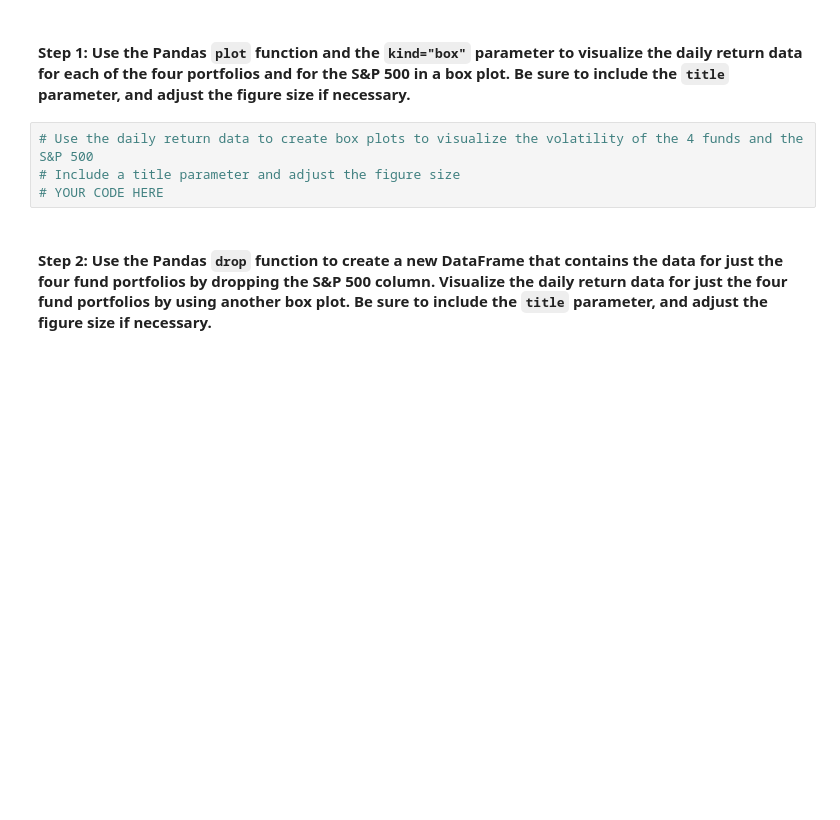
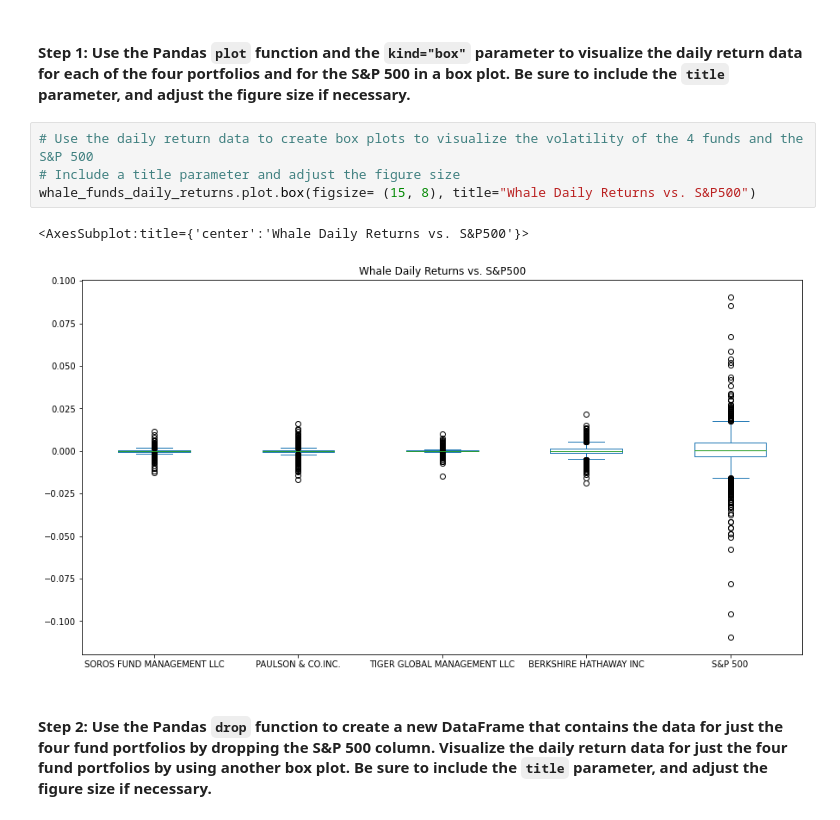
Before and after one commit to mathias1020/Challenge_4, a Jupyter notebook: risk_return_analysis.ipynb, the cells around one changed output. Saved outputs shown, nothing was run; the diff lists cells and outputs as text; blank space fills up the shorter version.

Commit message:
Whale Daily returns

```diff
--- a/risk_return_analysis.ipynb
+++ b/risk_return_analysis.ipynb
@@ -208,7 +208,10 @@ Analyze the volatility of each of the four fund portfolios and of the S&P 500 In
 # %%
 # Use the daily return data to create box plots to visualize the volatility of the 4 funds and the S&P 500
 # Include a title parameter and adjust the figure size
-# YOUR CODE HERE
+whale_funds_daily_returns.plot.box(figsize= (15, 8), title="Whale Daily Returns vs. S&P500")
+# %% [output]
+<AxesSubplot:title={'center':'Whale Daily Returns vs. S&P500'}>
+[figure, added]
 # %% [markdown]
 #### Step 2: Use the Pandas `drop` function to create a new DataFrame that contains the data for just the four fund portfolios by dropping the S&P 500 column. Visualize the daily return data for just the four fund portfolios by using another box plot. Be sure to include the `title` parameter, and adjust the figure size if necessary.
 # %%
```
Also changed, not shown: parts of 1 cell of this notebook.
